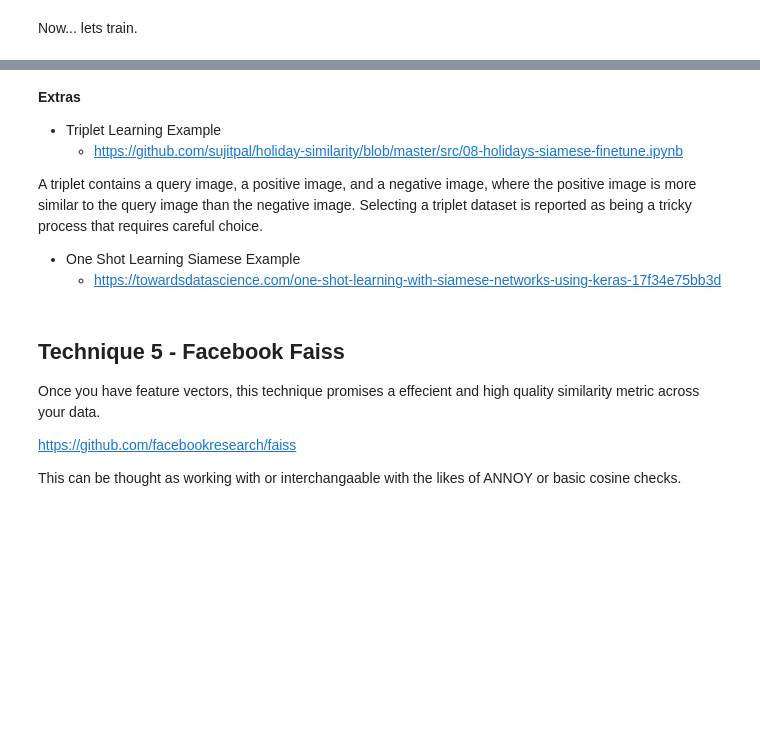
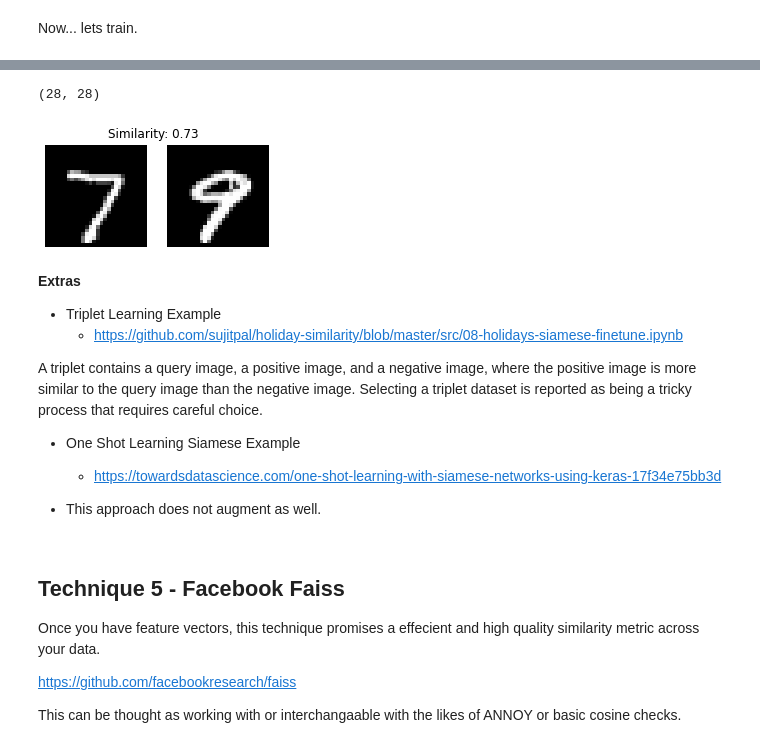
Before and after one commit to jordantoaster/machine-learning-blueprints, a Jupyter notebook: matching/images/image-matching.ipynb, the cells around one changed output, grey strips where cells are left out. Cells and saved outputs as stored; diff of their text form; code cells hidden in the pictures; blank space fills up the shorter version.

Commit message:
siamese net trained

```diff
--- a/matching/images/image-matching.ipynb
+++ b/matching/images/image-matching.ipynb
@@ -764,12 +764,11 @@ ________________________________________________________________________________
 # %% [markdown]
 Now... lets train.
 # %%
-model.compile(loss="binary_crossentropy", optimizer="adam",
-	metrics=["accuracy"])
+model.compile(loss="binary_crossentropy", optimizer="adam", metrics=["accuracy"])
 
 history = model.fit(
 	[pairTrain[:, 0], pairTrain[:, 1]], labelTrain[:],
 	validation_data=([pairTest[:, 0], pairTest[:, 1]], labelTest[:]),
-	batch_size=BATCH_SIZE,
-	epochs=EPOCHS)
+	batch_size=64,
+	epochs=10)
 # %% [output]
@@ -794,3 +784,51 @@ pairs = np.random.choice(testImagePaths, size=(10, 2))
+# %%
+(trainX_b, trainY_b), (testX_b, testY_b) = mnist.load_data()
+# %%
+testX_b[0].shape
+# %% [output]
+(28, 28)
+# %%
+imageA = testX_b[0]
+imageB = testX_b[9]
+# %%
+# Create a copy of both the images for visualization purpose
+origA = imageA.copy()
+origB = imageB.copy()
+
+# Add channel a dimension to both the images
+imageA = np.expand_dims(imageA, axis=-1)
+imageB = np.expand_dims(imageB, axis=-1)
+
+# Add a batch dimension to both images
+imageA = np.expand_dims(imageA, axis=0)
+imageB = np.expand_dims(imageB, axis=0)
+
+# Scale the pixel values to the range of [0, 1]
+imageA = imageA / 255.0
+imageB = imageB / 255.0
+
+# Use the siamese network model to make predictions on the image pair,
+# indicating whether or not the images belong to the same class
+preds = model.predict([imageA, imageB])
+proba = preds[0][0]
+
+# Initialize the figure
+fig = plt.figure("Pair #{}".format(i + 1), figsize=(4, 2))
+plt.suptitle("Similarity: {:.2f}".format(proba))
+
+# Show first image
+ax = fig.add_subplot(1, 2, 1)
+plt.imshow(origA, cmap=plt.cm.gray)
+plt.axis("off")
+# Show the second image
+ax = fig.add_subplot(1, 2, 2)
+plt.imshow(origB, cmap=plt.cm.gray)
+plt.axis("off")
+
+# Show the plot
+plt.show()
+# %% [output]
+[figure, added]
 # %% [markdown]
 **Extras**
 
@@ -802,6 +840,8 @@ A triplet contains a query image, a positive image, and a negative image, where
 
 - One Shot Learning Siamese Example
     - https://towardsdatascience.com/one-shot-learning-with-siamese-networks-using-keras-17f34e75bb3d
+
+- This approach does not augment as well.
 # %% [markdown]
 ## Technique 5 - Facebook Faiss
 
```
Also changed, not shown: parts of 15 cells of this notebook.
